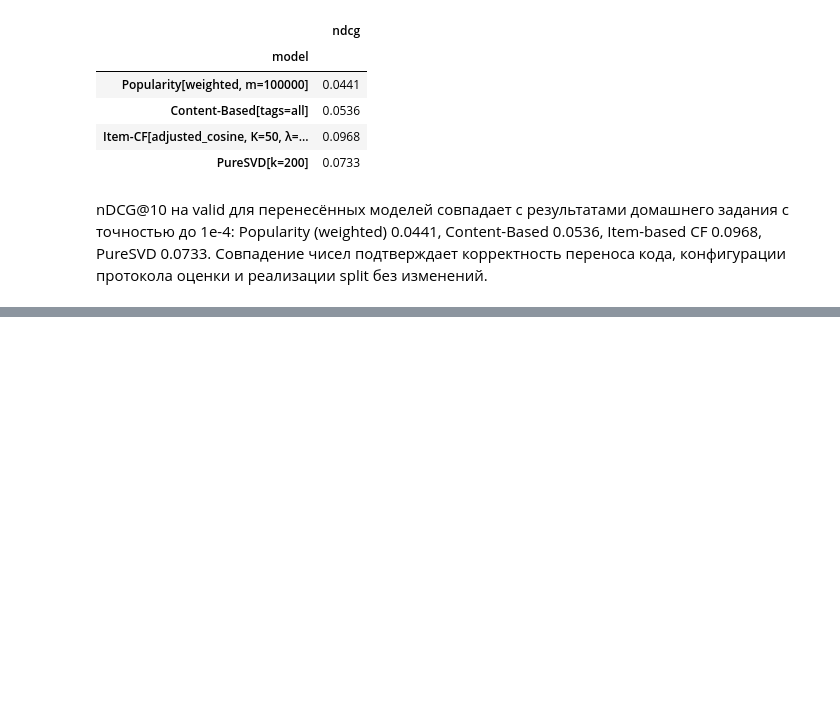
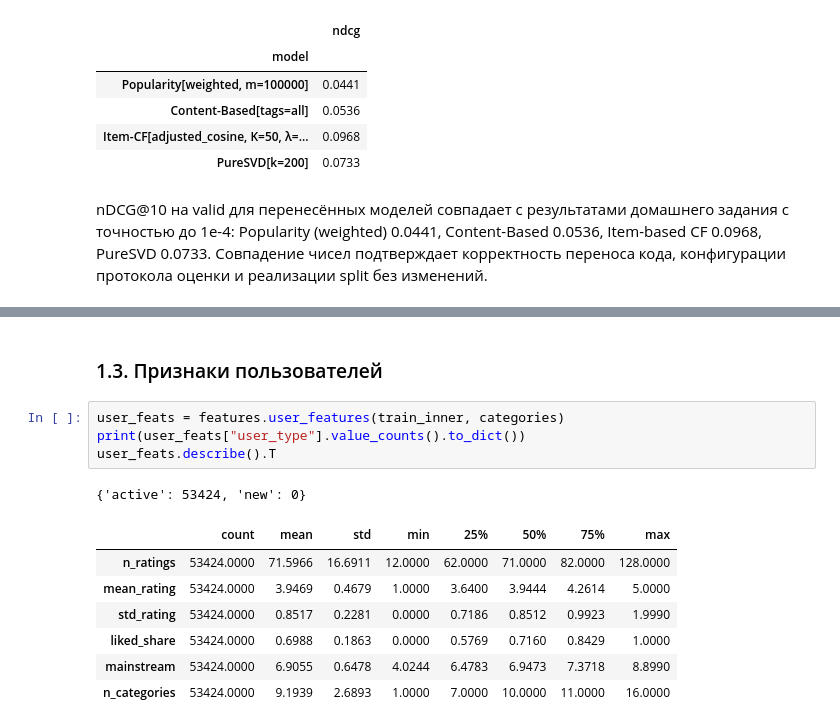
Before and after one commit to a-kapset/Rec_Systems_Session_Project, a Jupyter notebook: notebooks/hybrid_recsys.ipynb, the cells around one changed output, grey strips where cells are left out. Drawn from its saved outputs; the diff is of its cells as text; blank space fills up the shorter version.

```diff
--- a/notebooks/hybrid_recsys.ipynb
+++ b/notebooks/hybrid_recsys.ipynb
@@ -69,0 +155,15 @@ nDCG@10 на valid для перенесённых моделей совпада
+# %% [markdown]
+### 1.3. Признаки пользователей
+# %%
+user_feats = features.user_features(train_inner, categories)
+print(user_feats["user_type"].value_counts().to_dict())
+user_feats.describe().T
+# %% [output]
+{'active': 53424, 'new': 0}
+|  | count | mean | std | min | 25% | 50% | 75% | max |
+| n_ratings | 53424.0000 | 71.5966 | 16.6911 | 12.0000 | 62.0000 | 71.0000 | 82.0000 | 128.0000 |
+| mean_rating | 53424.0000 | 3.9469 | 0.4679 | 1.0000 | 3.6400 | 3.9444 | 4.2614 | 5.0000 |
+| std_rating | 53424.0000 | 0.8517 | 0.2281 | 0.0000 | 0.7186 | 0.8512 | 0.9923 | 1.9990 |
+| liked_share | 53424.0000 | 0.6988 | 0.1863 | 0.0000 | 0.5769 | 0.7160 | 0.8429 | 1.0000 |
+| mainstream | 53424.0000 | 6.9055 | 0.6478 | 4.0244 | 6.4783 | 6.9473 | 7.3718 | 8.8990 |
+| n_categories | 53424.0000 | 9.1939 | 2.6893 | 1.0000 | 7.0000 | 10.0000 | 11.0000 | 16.0000 |
```
Also changed, not shown: parts of 19 cells of this notebook, 7 other files.
